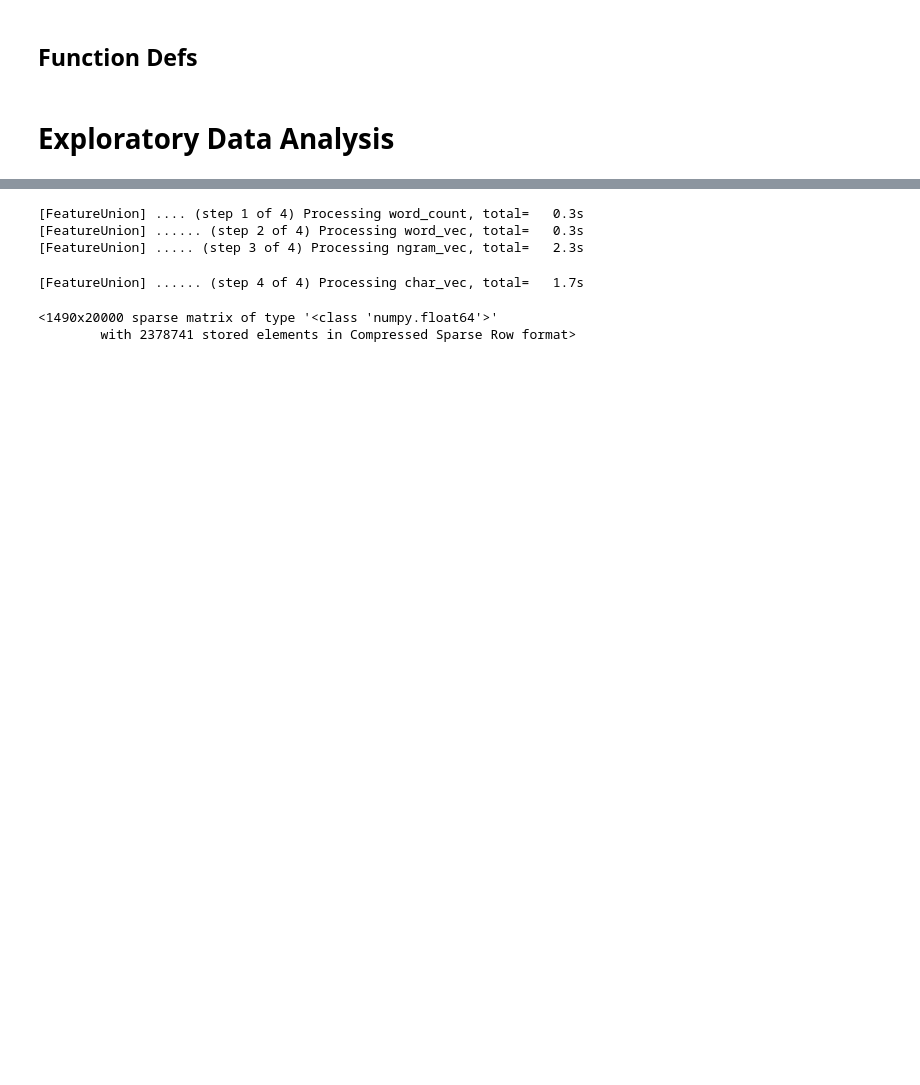
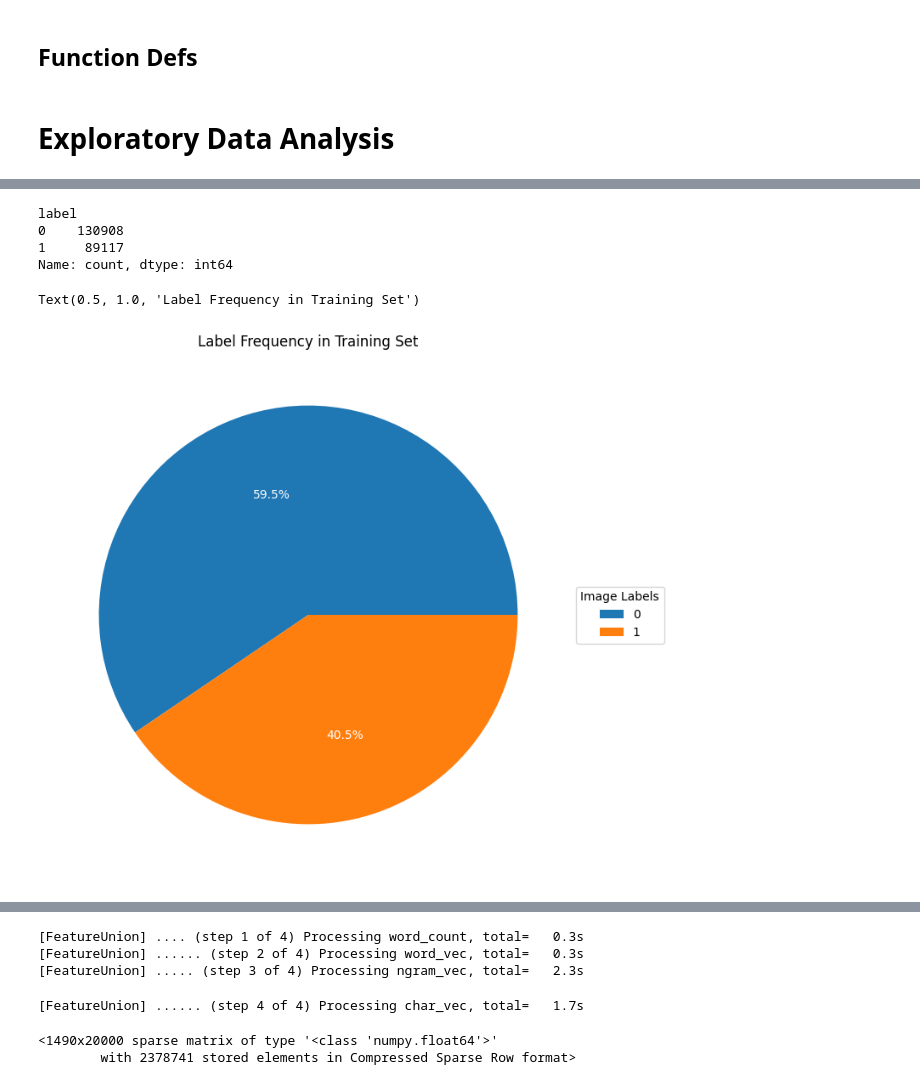
Before and after one commit to wahargis/DTSA-5511_CNN_Cancer_Detector, a Jupyter notebook: CNN_Cancer_Detection/DTSA-5511-CNN-Cancer-Detector.ipynb, the cells around one changed output, grey strips where cells are left out. Cells and saved outputs as stored; diff of their text form; code cells hidden in the pictures; blank space fills up the shorter version.

```diff
--- a/CNN_Cancer_Detection/DTSA-5511-CNN-Cancer-Detector.ipynb
+++ b/CNN_Cancer_Detection/DTSA-5511-CNN-Cancer-Detector.ipynb
@@ -304,2 +90,36 @@ class data_handler:
+# %%
+class data_handler:
+    def __init__(self, competition_name, usr_path="./data/"):
+        self.competition_name = competition_name
+        extract.Kaggle_Competition_Extract(self.competition_name)
+        self.labels, self.sample_submission = self.file_to_data(usr_path)
+        self.img_train_dir, self.img_train, self.img_test_dir, self.img_test = self.img_to_list(usr_path)
+
+    def file_to_data(self, usr_path):
+        files = [i for i in os.walk("./data")][0]
+        for file in files[-1]:
+            if '.csv' in file.lower():
+                if 'train' in file.lower():
+                    df_train_labels = pd.read_csv(usr_path + file)
+                elif 'sample' in file.lower():
+                    df_sample = pd.read_csv(usr_path + file)
+        return df_train_labels, df_sample
+
+    def img_to_list(self, usr_path):
+        train_dir = usr_path + "/train/"
+        test_dir = usr_path + "/test/"
+
+        img_train = pd.Series(os.listdir(train_dir))
+        img_test = pd.Series(os.listdir(test_dir))
+
+        print("Number of training images: {}".format(len(img_train)))
+        print("Number of testing images: {}".format(len(img_test)))
+
+        return train_dir, img_train, test_dir, img_test
+
+    # def encode_categories(self):
+    #     encoder = LabelEncoder()
+    #     self.y_train_encoded = encoder.fit_transform(self.y_train)
+    #     self.y_test_encoded = encoder.transform(self.y_test)
 # %% [markdown]
 #  Exploratory Data Analysis
@@ -326,0 +161,3 @@ File 'BBC News Train.csv.zip' already exists, skipping.
+# %%
+competition_name = 'histopathologic-cancer-detection'
+data = data_handler(competition_name)
@@ -423,0 +197,18 @@ Text needs to be vectorized in order to be handled by most classification models
+# %%
+data.labels['label'].value_counts()
+# %% [output]
+label
+0    130908
+1     89117
+Name: count, dtype: int64
+# %%
+pie_data=(data.labels.groupby('label').agg('count')/len(data.labels)).unstack().to_frame().reset_index().drop(columns=['level_0']).rename(columns={0:'value'})
+
+pie_data
+fig, ax = plt.subplots(figsize=(32, 8), subplot_kw=dict(aspect="equal"))
+ax.pie(x=pie_data['value'], labels=pie_data['label'], autopct='%.1f%%', textprops=dict(color='w'))
+ax.legend(title='Image Labels', loc='center left', bbox_to_anchor=(1, 0, 0.5, 1))
+ax.set_title('Label Frequency in Training Set')
+# %% [output]
+Text(0.5, 1.0, 'Label Frequency in Training Set')
+[figure, added]
```
Also changed, not shown: parts of 53 cells of this notebook.
